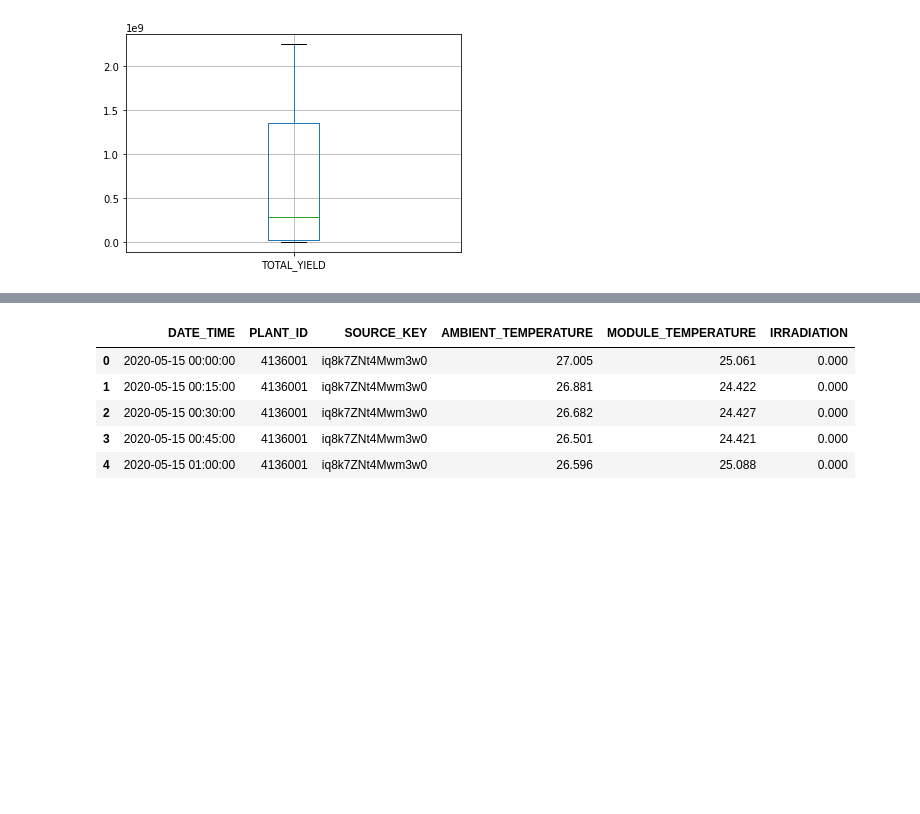
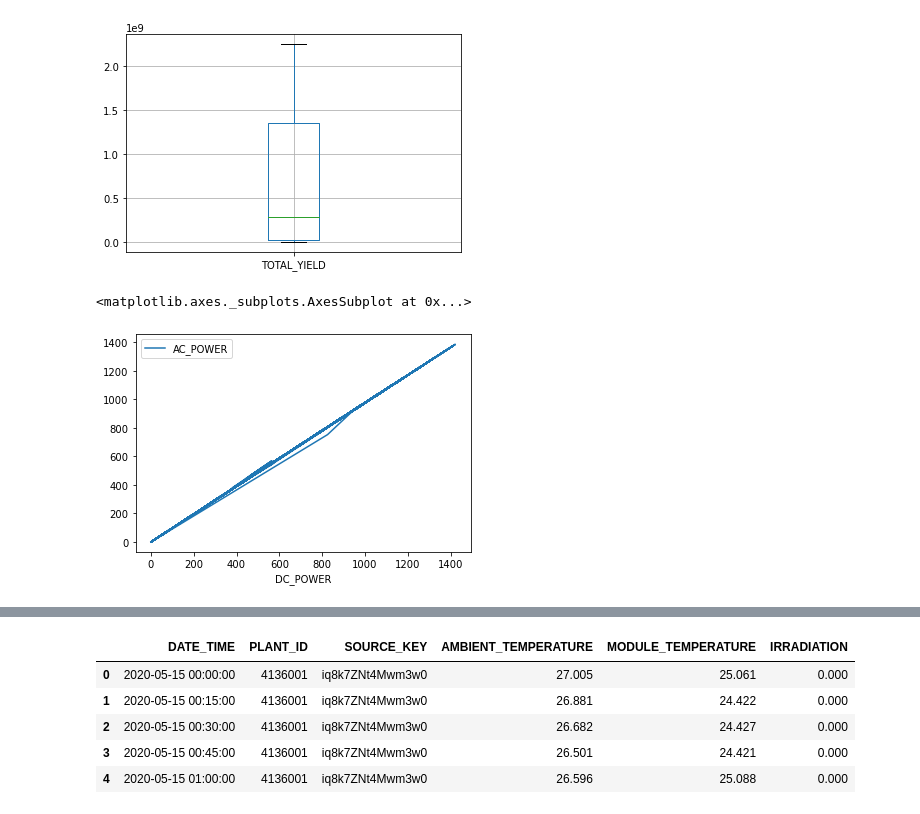
Before and after one commit to sumankumar1/python, a Jupyter notebook: Data Science - Solar Power Generation Data/Untitled.ipynb, the cells around one changed output, grey strips where cells are left out. Drawn from its saved outputs; the diff is of its cells as text; code cells hidden in the pictures; blank space fills up the shorter version.

Commit message:
Visualization and further exploration

```diff
--- a/Data Science - Solar Power Generation Data/Untitled.ipynb
+++ b/Data Science - Solar Power Generation Data/Untitled.ipynb
@@ -185,3 +185,8 @@ plant2_g.iloc[:,6:7].boxplot()
 # %% [output]
 <matplotlib.axes._subplots.AxesSubplot at 0x...>
 [figure]
+# %%
+plant2_g.iloc[:,3:7].plot(x='DC_POWER',y='AC_POWER') #DC_POWER	AC_POWER	DAILY_YIELD	TOTAL_YIELD
+# %% [output]
+<matplotlib.axes._subplots.AxesSubplot at 0x...>
+[figure, added]
```
Also changed, not shown: parts of 6 cells of this notebook.
